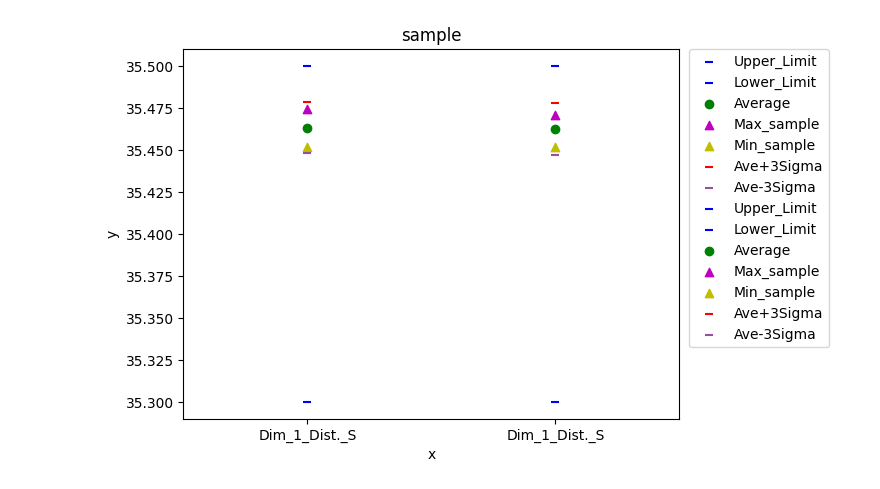
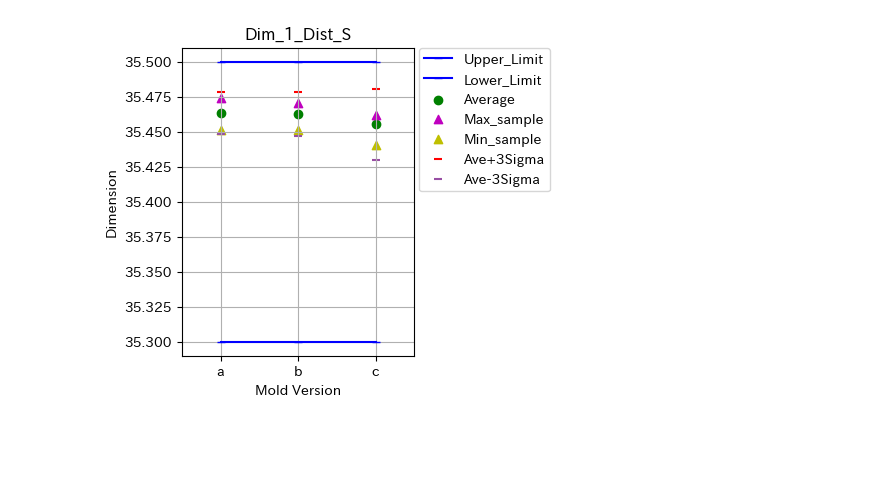
Before and after one commit to kkaomsihmi/evaluate_process_capability, a Jupyter notebook: evaluate_process_capability_20240316.ipynb, the cells around one changed output. Drawn from its saved outputs; the diff is of its cells as text; code cells hidden in the pictures; blank space fills up the shorter version.

```diff
--- a/evaluate_process_capability_20240316.ipynb
+++ b/evaluate_process_capability_20240316.ipynb
@@ -6,7 +7,9 @@ import openpyxl
 # %%
 # コピー元のパス・シート指定
 file_path = Path(Path.home(), "DataFile", "testDataFile.xlsx")
-sheet_name_list = ["J1 (50MPa) (金型修正用)", "J1 (50MPa) (2)", "J2（60MPa)", "J2（60MPa)"]
+#sheet_name_list = ["J1 (50MPa) (金型修正用)", "J1 (50MPa) (2)", "J2（60MPa)", "J2（60MPa)"]
+sheet_name_list = ["J1 (50MPa) (金型修正用)", "J1 (50MPa) (2)", "J2（60MPa)"]
+#sheet_name_list = ["J1 (50MPa) (金型修正用)", "J1 (50MPa) (2)"]
 # %%
 # xlsxファイルの読み込みとデータ整理
 #元データ
@@ -66,14 +54,0 @@ dfs=[statistics_dfs[sheet_number].loc[["Cpk", "Sigma", "Upper_Limit", "Lower_Lim
-# %%
-#Multiple columnsをmargeしてdfsを再定義
-for sheet_number in range(len(sheet_name_list)):
-    columns_integer = "Dim"
-    columns_marge = [None] * len(dfs[sheet_number].columns)  # 48に相当するカラム数に合わせてリストを初期化
-
-    for i in range(len(dfs[sheet_number].columns)):
-        for j in range(4):
-            if  "Unnamed" not in str(dfs[sheet_number].columns[i][j]) :
-                columns_integer += "_" + str(dfs[sheet_number].columns[i][j])
-        columns_marge[i] = columns_integer
-        columns_integer = "Dim"
-
-    dfs[sheet_number] = pd.DataFrame(dfs[sheet_number].values, index = dfs[sheet_number].index, columns = columns_marge)
@@ -86,28 +154,29 @@ with pd.ExcelWriter("output.xlsx") as writer:
 # %%
-#グラフ
+# オブジェクト指向型でプロット
 marker_list = ["_", "_", "o", "^", "^", "_", "_"]
 color_list =  ["b", "b", "g", "m", "y", "r", '#984ea3']
 
-fig, ax = plt.subplots()
+for df, column_name in zip(plot_dfs, columns_marge):
+    fig, ax = plt.subplots(figsize=(3,4))
+    for index, markint, colorint in zip(df.index,marker_list, color_list):
+        if index == "Upper_Limit" or index == "Lower_Limit":
+            ax.plot(df.columns, df.loc[index],color=colorint, marker=markint, label=index)
+        else:
+            ax.scatter(x=df.columns, y=df.loc[index],color=colorint, marker=markint, label=index)
 
-for index in range(len(plt_dfs[0].index)):
-    ax.scatter(x=1, y=plt_dfs[0].values[index][0], \
-    marker=marker_list[index], color=color_list[index], label=plt_dfs[0].index[index])
+    ax.set_xlabel('Mold Version')
+    ax.set_ylabel('Dimension')
+    ax.set_title(column_name)
 
-for index in range(len(plt_dfs[1].index)):
-    ax.scatter(x=2, y=plt_dfs[1].values[index][0], \
-    marker=marker_list[index], color=color_list[index], label=plt_dfs[1].index[index])
+    ax.set_xticks(range(len(df.columns)))
+    ax.set_xticklabels(df.columns)
+    ax.set_xlim([-0.5, len(sheet_name_list)-0.5])
 
-ax.set_title("sample")
-ax.set_xlabel("x")
-ax.set_ylabel("y")
-ax.set_xticks([1.0, 2.0])
-ax.set_xticklabels([plt_dfs[0].columns[0], plt_dfs[1].columns[0]])
-ax.set_xlim(0.5, 2.5)
+    ax.legend()
+    ax.grid(True)
+    ax.legend(loc="upper left", bbox_to_anchor=(1.02, 1.0,), borderaxespad=0)
 
-ax.legend(loc="upper left", bbox_to_anchor=(1.02, 1.0,), borderaxespad=0)
-
-plt.savefig("sample.png", dpi = 600)
-plt.show()
+    plt.savefig("plt_folder/sample"+column_name+".png", dpi = 600)
+    plt.show()
 # %% [output]
-[figure, old version]
+[figure, new version]
```
Also changed, not shown: parts of 16 cells of this notebook.
